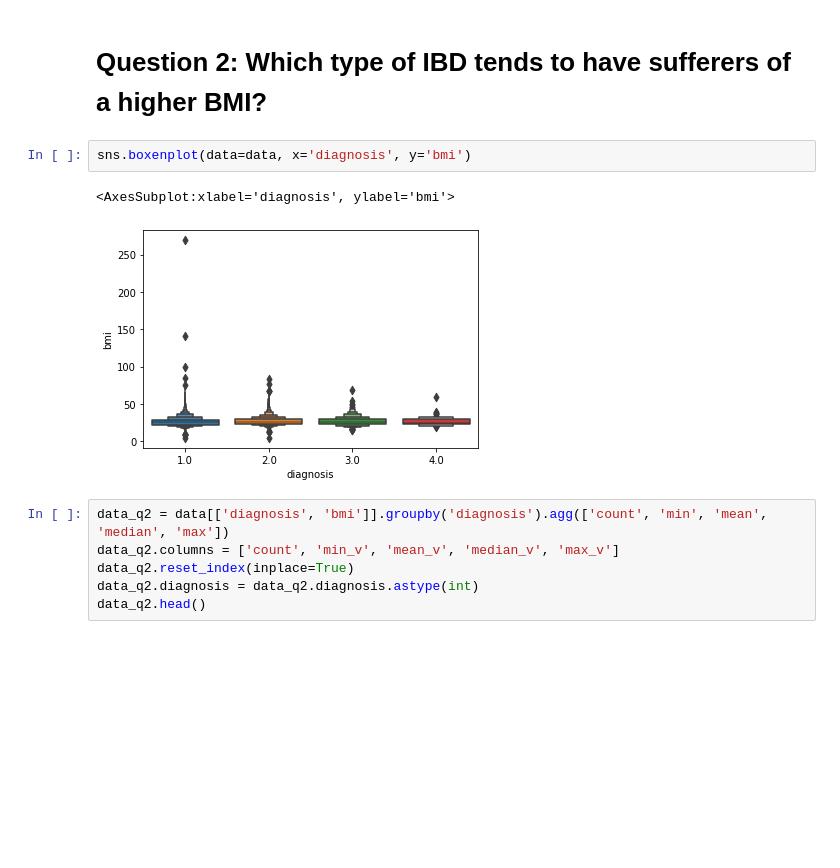
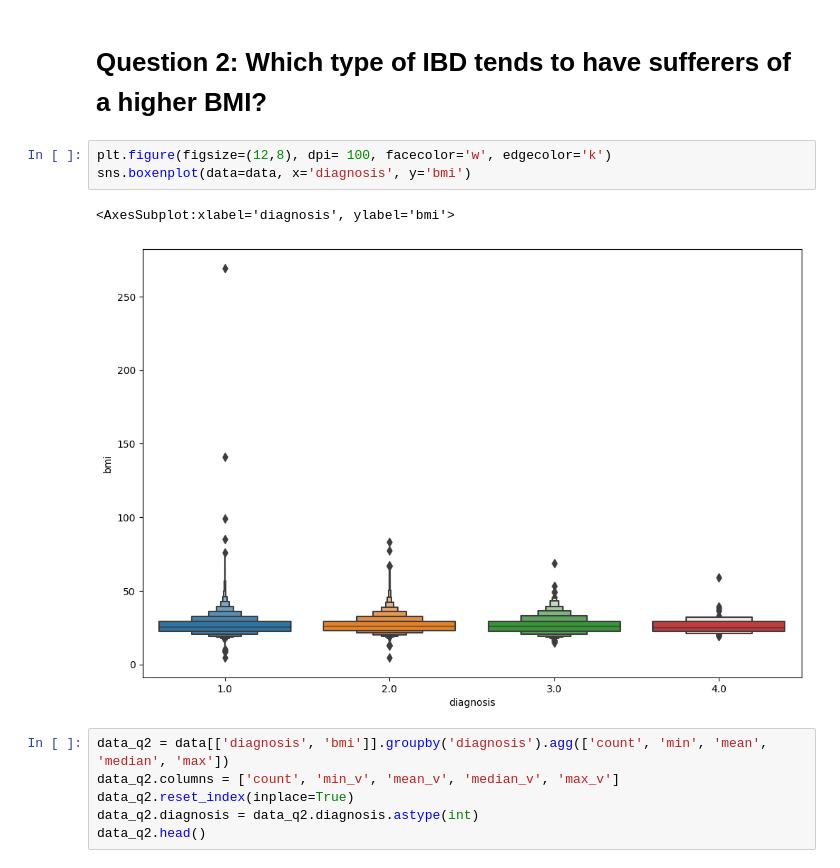
Before and after one commit to ahmed-isar/IBD-disease, a Jupyter notebook: solution.ipynb, the cells around one changed output. Saved outputs shown, nothing was run; the diff lists cells and outputs as text; blank space fills up the shorter version.

```diff
--- a/solution.ipynb
+++ b/solution.ipynb
@@ -116,10 +116,11 @@ Text(0.5, 1.0, 'BMI categories')
 # %% [markdown]
 # Question 2: Which type of IBD tends to have sufferers of a higher BMI?
 # %%
+plt.figure(figsize=(12,8), dpi= 100, facecolor='w', edgecolor='k')
 sns.boxenplot(data=data, x='diagnosis', y='bmi')
 # %% [output]
 <AxesSubplot:xlabel='diagnosis', ylabel='bmi'>
-[figure, old version]
+[figure, new version]
 # %%
 data_q2 = data[['diagnosis', 'bmi']].groupby('diagnosis').agg(['count', 'min', 'mean', 'median', 'max'])
 data_q2.columns = ['count', 'min_v', 'mean_v', 'median_v', 'max_v']
```
Also changed, not shown: parts of 7 cells of this notebook.
